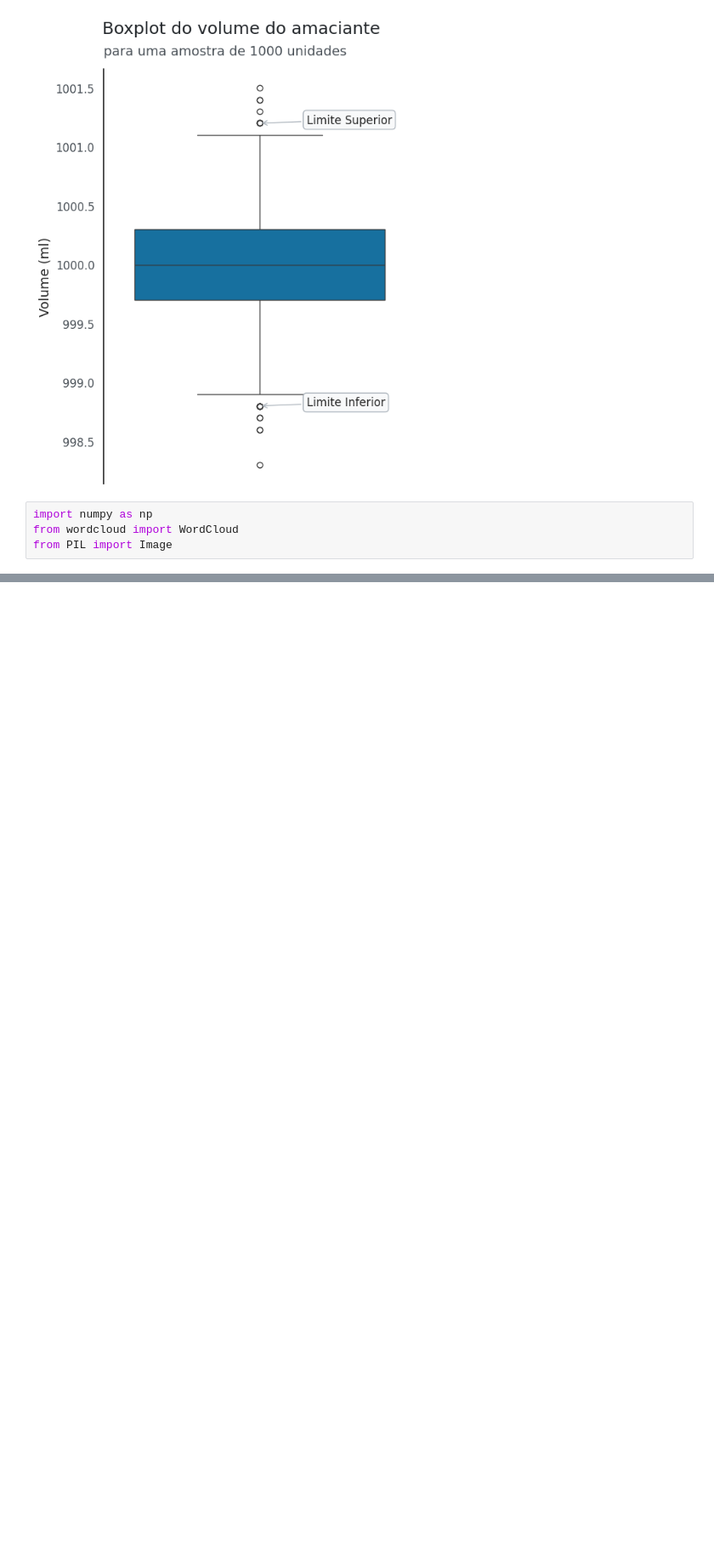
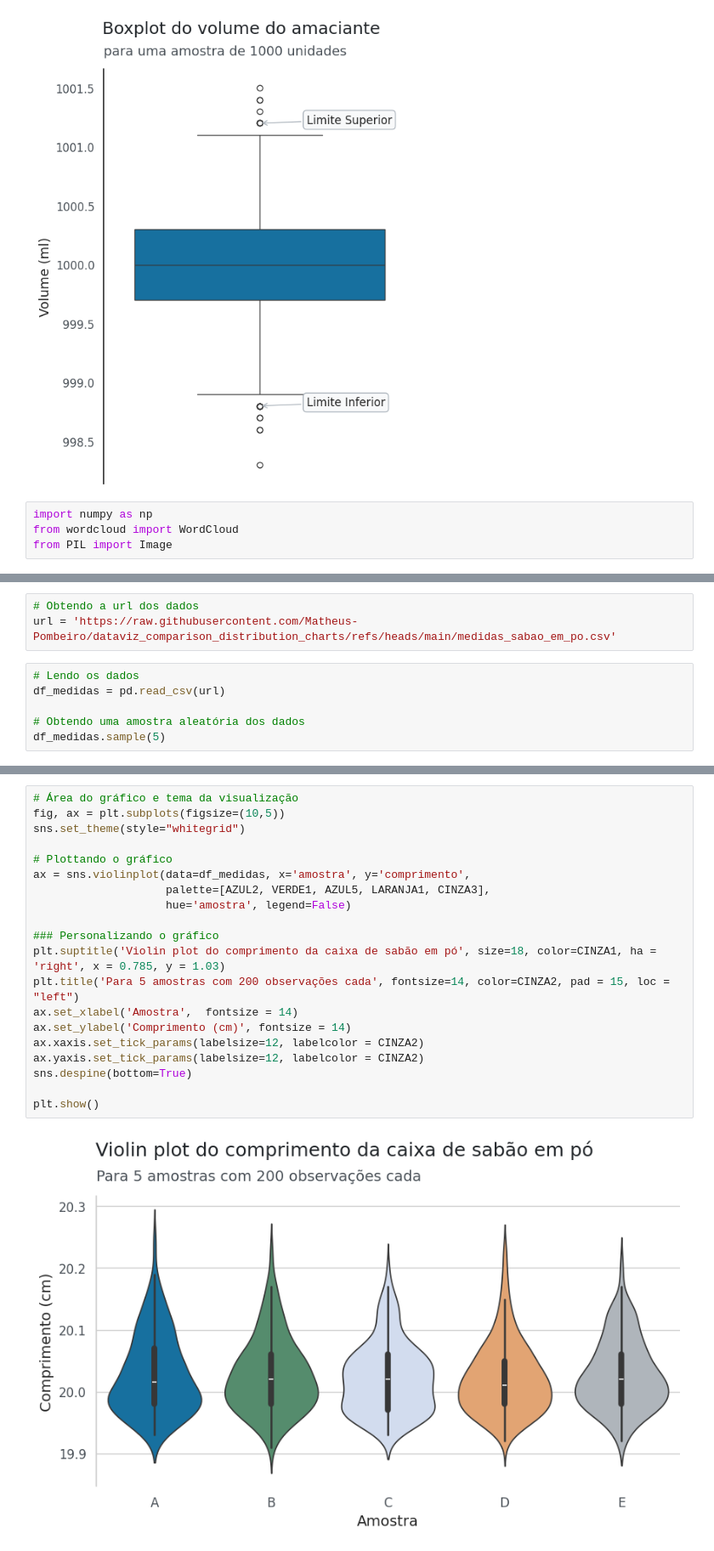
Before and after one commit to Matheus-Pombeiro/dataviz_comparison_distribution_charts, a Jupyter notebook: comparison_distribution_charts.ipynb, the cells around one changed output, grey strips where cells are left out. Shown at 85% size. Drawn from its saved outputs; the diff is of its cells as text; blank space fills up the shorter version.

Commit message:
feat: Fifth class - exploring patterns in data

```diff
--- a/comparison_distribution_charts.ipynb
+++ b/comparison_distribution_charts.ipynb
@@ -1519,0 +1522,9 @@ plt.show()
+# %%
+# Obtendo a url dos dados
+url = 'https://raw.githubusercontent.com/Matheus-Pombeiro/dataviz_comparison_distribution_charts/refs/heads/main/medidas_sabao_em_po.csv'
+# %%
+# Lendo os dados
+df_medidas = pd.read_csv(url)
+
+# Obtendo uma amostra aleatória dos dados
+df_medidas.sample(5)
@@ -1519,0 +1551,22 @@ plt.show()
+# %%
+# Área do gráfico e tema da visualização
+fig, ax = plt.subplots(figsize=(10,5))
+sns.set_theme(style="whitegrid")
+
+# Plottando o gráfico
+ax = sns.violinplot(data=df_medidas, x='amostra', y='comprimento',
+                    palette=[AZUL2, VERDE1, AZUL5, LARANJA1, CINZA3],
+                    hue='amostra', legend=False)
+
+### Personalizando o gráfico
+plt.suptitle('Violin plot do comprimento da caixa de sabão em pó', size=18, color=CINZA1, ha = 'right', x = 0.785, y = 1.03)
+plt.title('Para 5 amostras com 200 observações cada', fontsize=14, color=CINZA2, pad = 15, loc = "left")
+ax.set_xlabel('Amostra',  fontsize = 14)
+ax.set_ylabel('Comprimento (cm)', fontsize = 14)
+ax.xaxis.set_tick_params(labelsize=12, labelcolor = CINZA2)
+ax.yaxis.set_tick_params(labelsize=12, labelcolor = CINZA2)
+sns.despine(bottom=True)
+
+plt.show()
+# %% [output]
+[figure, added]
```
Also changed, not shown: parts of 13 cells of this notebook.
